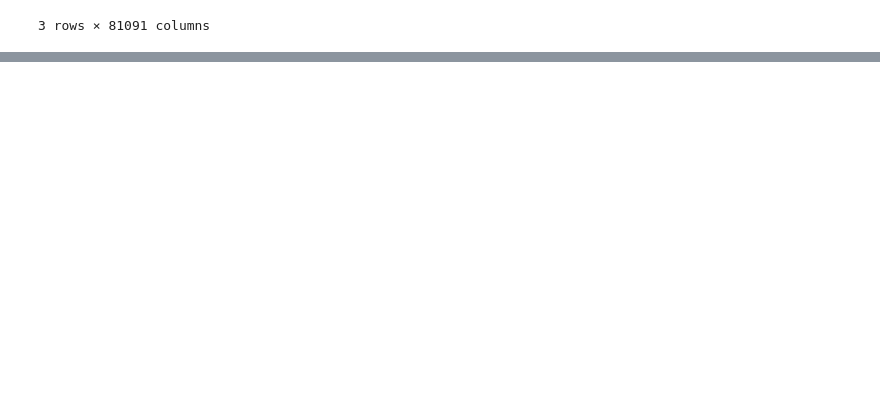
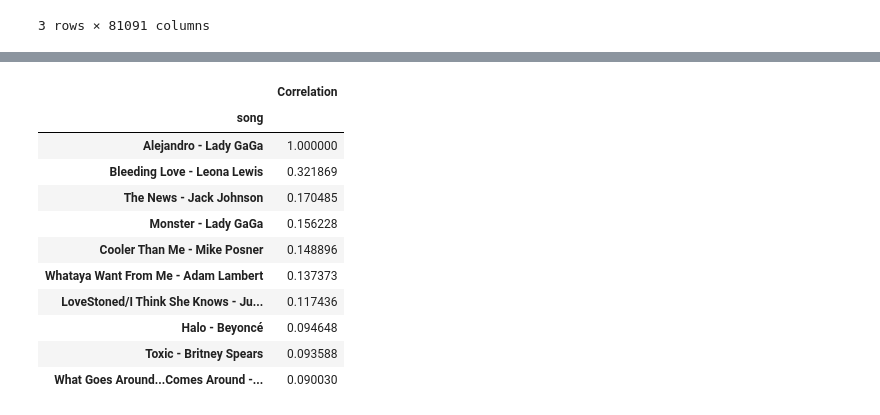
Before and after one commit to Hadryan/music-recommendation-engine-1, a Jupyter notebook: 4-ContentBased-Model-KNN.ipynb, the cells around one changed output, grey strips where cells are left out. Cells and saved outputs as stored; diff of their text form; code cells hidden in the pictures; blank space fills up the shorter version.

```diff
--- a/4-ContentBased-Model-KNN.ipynb
+++ b/4-ContentBased-Model-KNN.ipynb
@@ -138,0 +182,18 @@ Recommendation for A Beggar On A Beach Of Gold - Mike And The Mechanics:
+# %%
+song_user_listen = songmat['Alejandro - Lady GaGa']
+similar=songmat.corrwith(song_user_listen )
+df1=pd.DataFrame(similar,columns=['Correlation'])
+df1.sort_values('Correlation',ascending=False).head(10)
+# %% [output]
+|  | Correlation |
+| song |  |
+| Alejandro - Lady GaGa | 1.000000 |
+| Bleeding Love - Leona Lewis | 0.321869 |
+| The News - Jack Johnson | 0.170485 |
+| Monster - Lady GaGa | 0.156228 |
+| Cooler Than Me - Mike Posner | 0.148896 |
+| Whataya Want From Me - Adam Lambert | 0.137373 |
+| LoveStoned/I Think She Knows - Ju... | 0.117436 |
+| Halo - Beyoncé | 0.094648 |
+| Toxic - Britney Spears | 0.093588 |
+| What Goes Around...Comes Around -... | 0.090030 |
```
Also changed, not shown: parts of 11 cells of this notebook.
